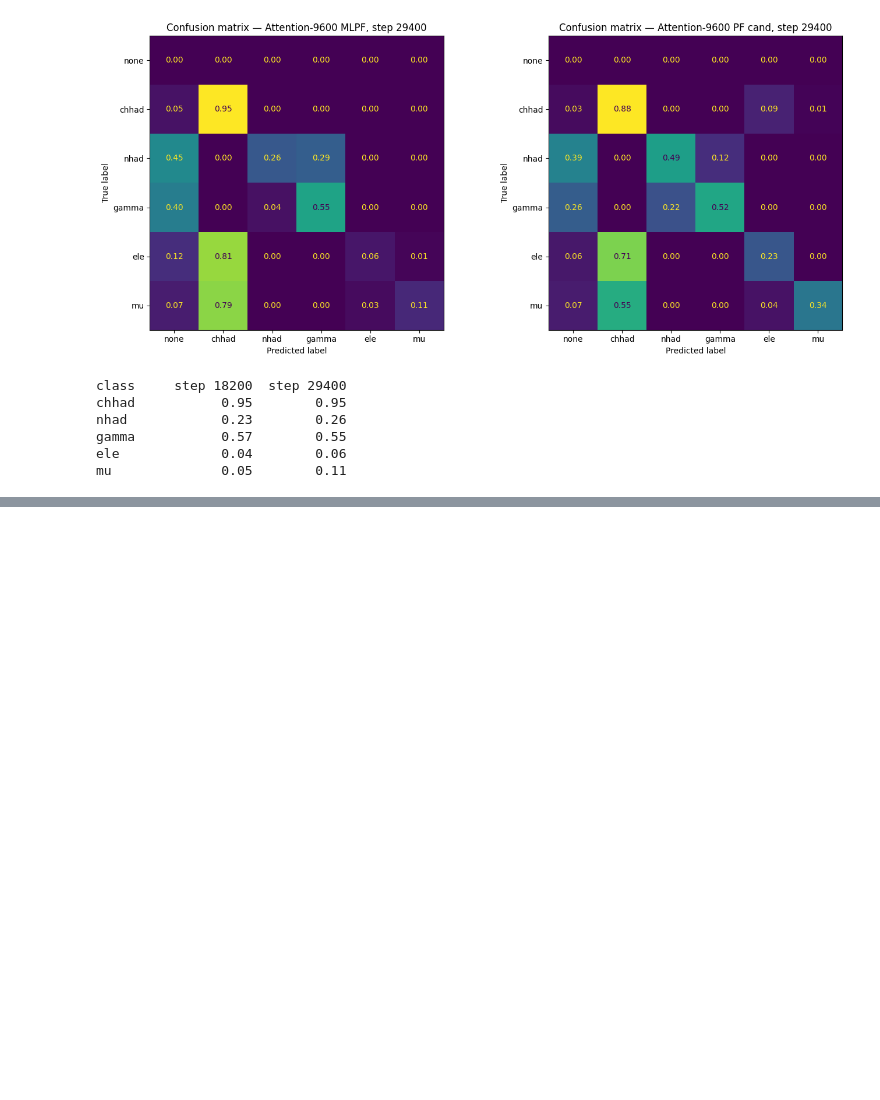
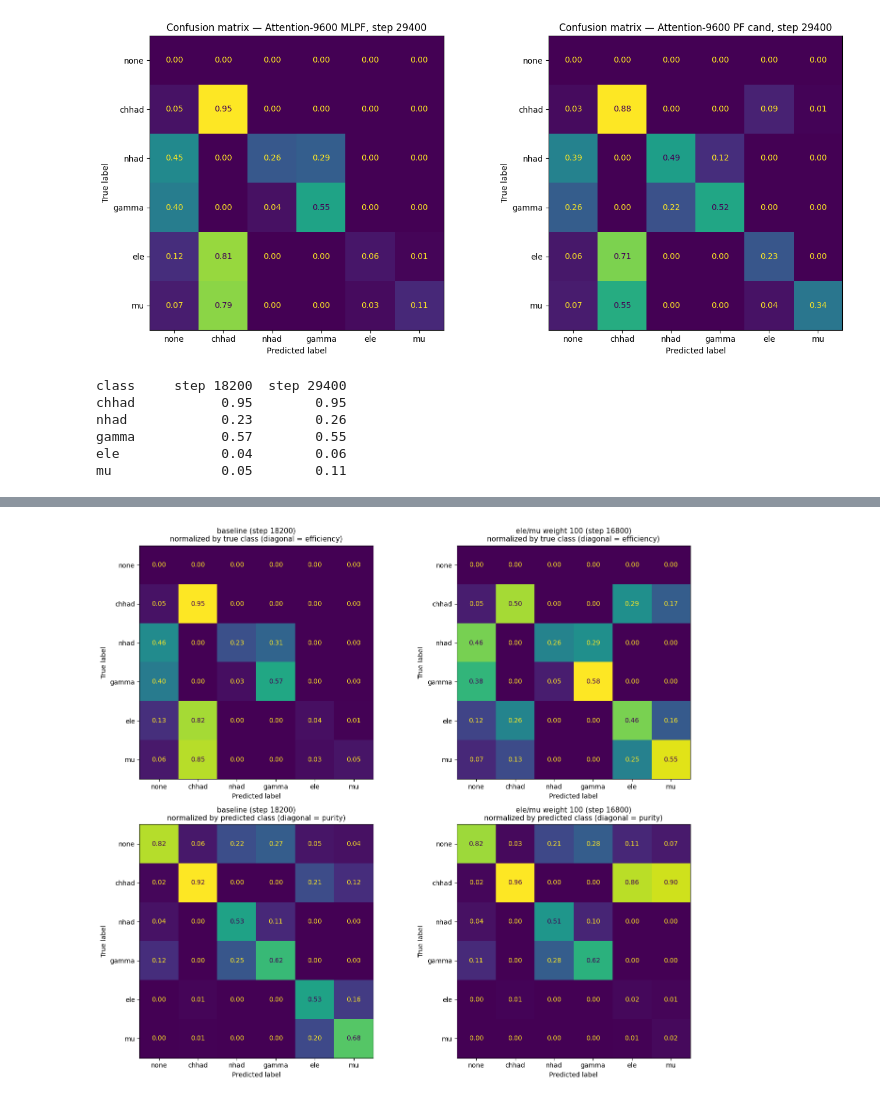
Before and after one commit to TNYASIN/particleflow, a Jupyter notebook: notebooks/muon-predictions.ipynb, the cells around one changed output, grey strips where cells are left out. Drawn from its saved outputs; the diff is of its cells as text; code cells hidden in the pictures; blank space fills up the shorter version.

```diff
--- a/notebooks/muon-predictions.ipynb
+++ b/notebooks/muon-predictions.ipynb
@@ -581,0 +648,18 @@ mu              0.05        0.11
+# %%
+# Confusion matrices for both runs (uses `runs` from the comparison cell above).
+# Top row: each row normalized by the true class, so the diagonal is efficiency (true "none" left out, as before).
+# Bottom row: each column normalized by the predicted class, so the diagonal is purity (all elements included).
+fig, axes = plt.subplots(2, len(runs), figsize=(7 * len(runs), 12))
+for col, (name, r) in enumerate(runs.items()):
+    is_particle = r["true"] != 0
+    cm_eff = confusion_matrix(r["true"][is_particle], r["pred"][is_particle], labels=list(range(6)), normalize="true")
+    ConfusionMatrixDisplay(cm_eff, display_labels=CLASS_NAMES).plot(ax=axes[0, col], colorbar=False, values_format=".2f")
+    axes[0, col].set_title(f"{name}\nnormalized by true class (diagonal = efficiency)", fontsize=11)
+
+    cm_pur = confusion_matrix(r["true"], r["pred"], labels=list(range(6)), normalize="pred")
+    ConfusionMatrixDisplay(cm_pur, display_labels=CLASS_NAMES).plot(ax=axes[1, col], colorbar=False, values_format=".2f")
+    axes[1, col].set_title(f"{name}\nnormalized by predicted class (diagonal = purity)", fontsize=11)
+plt.tight_layout()
+plt.show()
+# %% [output]
+[figure, added]
```
Also changed, not shown: parts of 3 cells of this notebook, 3 other files.
